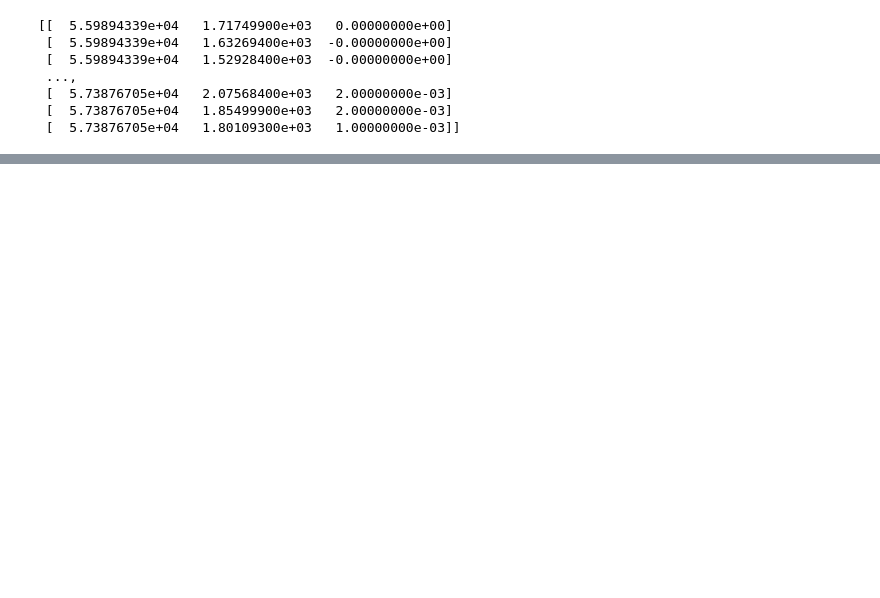
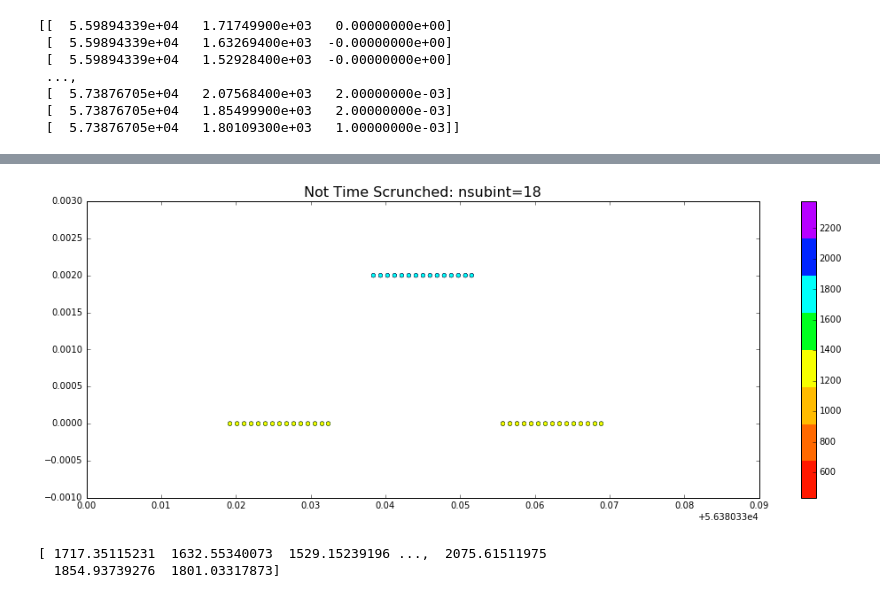
Before and after one commit to elliesch/pulsar_codes, a Jupyter notebook: ResidVsTime.ipynb, the cells around one changed output, grey strips where cells are left out. Cells and saved outputs as stored; diff of their text form; code cells hidden in the pictures; blank space fills up the shorter version.

```diff
--- a/ResidVsTime.ipynb
+++ b/ResidVsTime.ipynb
@@ -112,0 +150,13 @@ plt.xticks?
+# %%
+#Now looking closer at MJD 56380, will repeat this with the other residuals file below, I think it might be more accurate
+
+fig,ax = plt.subplots(figsize=(17,6))
+cax = ax.scatter(TOA_nots, resid_nots, c=freq_nots, s=20, edgecolor='#262626', linewidth='0.35', cmap=cmap)
+ax.set_title('Not Time Scrunched: nsubint=18', fontsize='16')
+ax.set_xlim(56380.33, 56380.42)
+ax.set_ylim(-0.001, 0.003)
+fig.colorbar(cax)
+
+plt.show()
+# %% [output]
+[figure, added]
@@ -112,0 +183,5 @@ plt.xticks?
+# %%
+print x.bary_freq
+# %% [output]
+[ 1717.35115231  1632.55340073  1529.15239196 ...,  2075.61511975
+  1854.93739276  1801.03317873]
```
Also changed, not shown: parts of 24 cells of this notebook.
